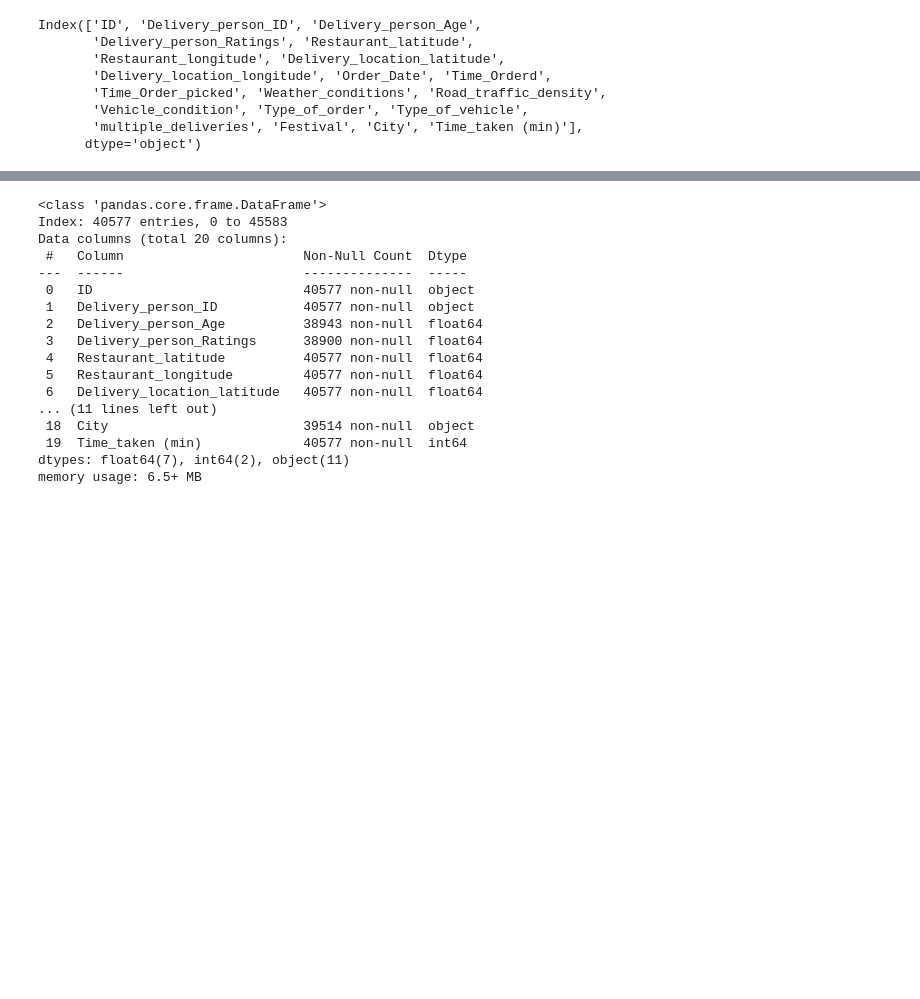
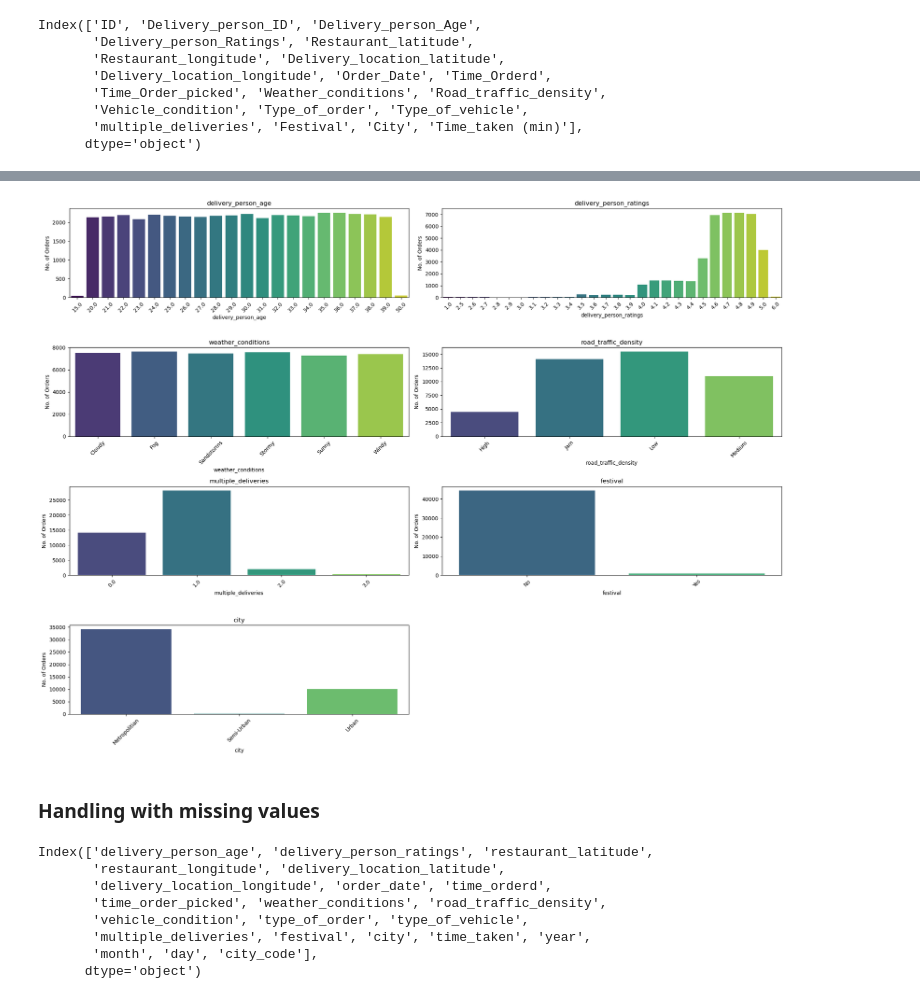
Before and after one commit to veyselaytekin1/Delivery-Time-Predictor-Machine-Learning-, a Jupyter notebook: Jupyter_Notebooks/new_delivery_time_predictor.ipynb, the cells around one changed output, grey strips where cells are left out. Cells and saved outputs as stored; diff of their text form; code cells hidden in the pictures; blank space fills up the shorter version.

Commit message:
handled with missing value

```diff
--- a/Jupyter_Notebooks/new_delivery_time_predictor.ipynb
+++ b/Jupyter_Notebooks/new_delivery_time_predictor.ipynb
@@ -94,0 +153,4 @@ df.head()
+# %%
+# Apply the cleaning function to both columns
+df['time_orderd'] = clean_time_column(df['time_orderd'])
+df['time_order_picked'] = clean_time_column(df['time_order_picked'])
@@ -94,0 +159,9 @@ df.head()
+# %%
+df['order_date'] = pd.to_datetime(df['order_date'], dayfirst=True)
+# %%
+df['year'] = df['order_date'].dt.year
+df['month'] = df['order_date'].dt.month
+df['day'] = df['order_date'].dt.day
+# %%
+#Extract city code from Delivery person ID
+df['city_code']=df['delivery_person_id'].str.split("RES", expand=True)[0]
@@ -95,20 +204,41 @@ df.head()
+# %%
+# Let's explore the column that have null value
+# List of columns to plot
+cols = ['delivery_person_age','delivery_person_ratings','weather_conditions','road_traffic_density','multiple_deliveries','festival','city']
+num_plots = len(cols)
+num_rows = (num_plots // 2) + (num_plots % 2)
+
+fig, axes = plt.subplots(num_rows, 2, figsize=(20, 15))
+
+for i, column_name in enumerate(cols):
+    row = i // 2
+    col = i % 2
+
+    ax = axes[row, col]
+    sns.countplot(data=df, x=column_name, order=df[column_name].value_counts().sort_index().index, ax=ax, palette="viridis")
+
+    ax.set_xlabel(column_name)
+    ax.set_ylabel('No. of Orders')
+    ax.set_title(column_name)
+    ax.tick_params(axis='x', rotation=45)
+
+if num_plots % 2 != 0:
+    fig.delaxes(axes[-1, -1])
+
+plt.tight_layout()
+plt.show()
+# %% [output]
+[figure, added]
+# %% [markdown]
+### Handling with missing values
 # %%
-df.info()
+df.columns
 # %% [output]
-<class 'pandas.core.frame.DataFrame'>
-Index: 40577 entries, 0 to 45583
-Data columns (total 20 columns):
- #   Column                       Non-Null Count  Dtype
----  ------                       --------------  -----
- 0   ID                           40577 non-null  object
- 1   Delivery_person_ID           40577 non-null  object
- 2   Delivery_person_Age          38943 non-null  float64
- 3   Delivery_person_Ratings      38900 non-null  float64
- 4   Restaurant_latitude          40577 non-null  float64
- 5   Restaurant_longitude         40577 non-null  float64
- 6   Delivery_location_latitude   40577 non-null  float64
-... (11 lines left out)
- 18  City                         39514 non-null  object
- 19  Time_taken (min)             40577 non-null  int64
-dtypes: float64(7), int64(2), object(11)
-memory usage: 6.5+ MB
+Index(['delivery_person_age', 'delivery_person_ratings', 'restaurant_latitude',
+       'restaurant_longitude', 'delivery_location_latitude',
+       'delivery_location_longitude', 'order_date', 'time_orderd',
+       'time_order_picked', 'weather_conditions', 'road_traffic_density',
+       'vehicle_condition', 'type_of_order', 'type_of_vehicle',
+       'multiple_deliveries', 'festival', 'city', 'time_taken', 'year',
+       'month', 'day', 'city_code'],
+      dtype='object')
```
Also changed, not shown: parts of 18 cells of this notebook, 3 other files.
